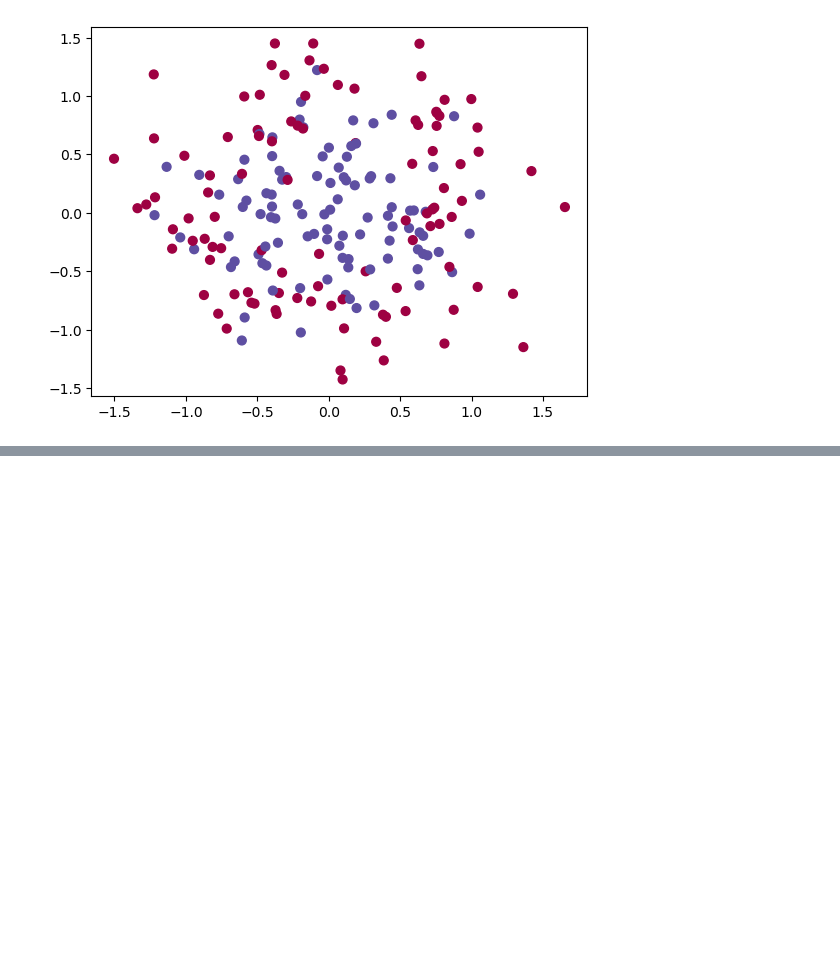
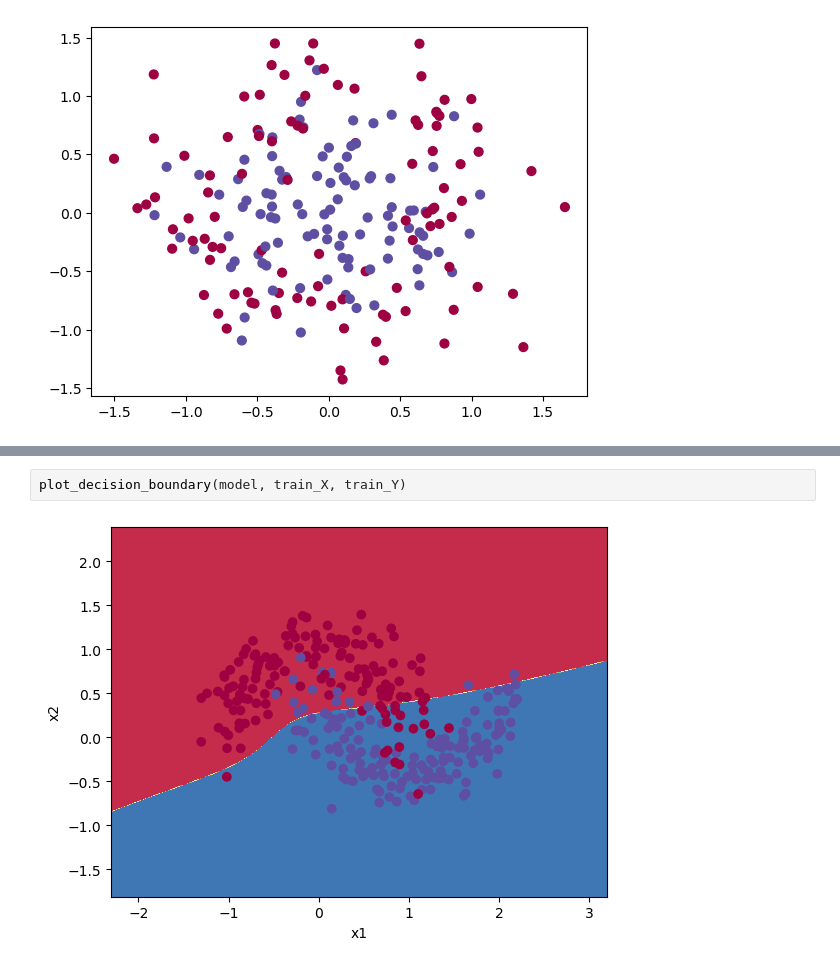
Before and after one commit to binaria010/my_NNs, a Jupyter notebook: Examples.ipynb, the cells around one changed output, grey strips where cells are left out. Drawn from its saved outputs; the diff is of its cells as text; blank space fills up the shorter version.

```diff
--- a/Examples.ipynb
+++ b/Examples.ipynb
@@ -292,0 +364,4 @@ Accuracy on this set is: 0.685
+# %%
+plot_decision_boundary(model, train_X, train_Y)
+# %% [output]
+[figure, added]
```
Also changed, not shown: parts of 21 cells of this notebook, 2 other files.
